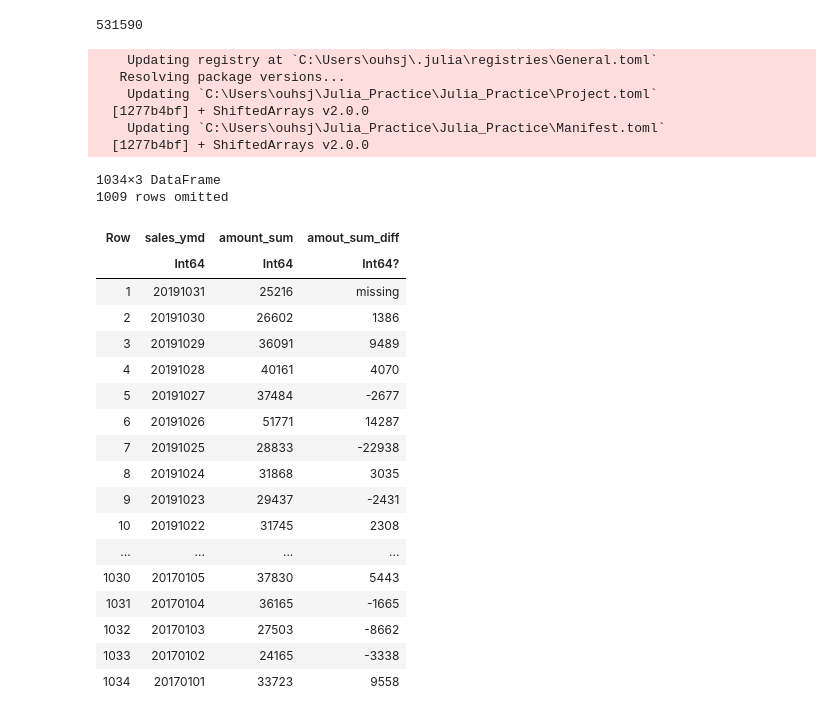
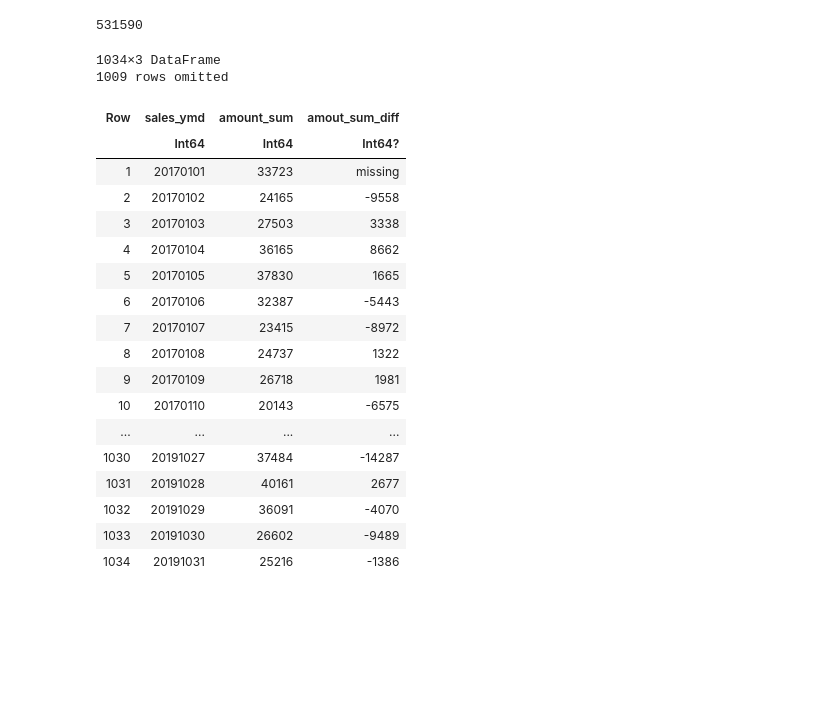
Before and after one commit to SH-UTecon/Julia_Practice, a Jupyter notebook: answers.ipynb, the cells around one changed output. Cells and saved outputs as stored; diff of their text form; code cells hidden in the pictures; blank space fills up the shorter version.

```diff
--- a/answers.ipynb
+++ b/answers.ipynb
@@ -779,42 +780,34 @@ outerjoin(p39_sale, p39_amount, on = "customer_id")
 nrow(df_store) * nrow(df_product)
 # %% [output]
 531590
-# %%
-Pkg.add("ShiftedArrays")
-using ShiftedArrays: lag
-# %% [output]
-    Updating registry at `C:\Users\ouhsj\.julia\registries\General.toml`
-   Resolving package versions...
-    Updating `C:\Users\ouhsj\Julia_Practice\Julia_Practice\Project.toml`
-  [1277b4bf] + ShiftedArrays v2.0.0
-    Updating `C:\Users\ouhsj\Julia_Practice\Julia_Practice\Manifest.toml`
-  [1277b4bf] + ShiftedArrays v2.0.0
 # %%
 # p41
+# using ShiftedArrays: lag
 @chain df_receipt begin
     groupby(:sales_ymd)
     combine(:amount => sum)
-    sort!(:sales_ymd, rev = true)
-    transform(_, :amount_sum => (x -> lag(x)) => :amout_sum_diff)
+    sort!(:sales_ymd)
+    transform(_, :amount_sum => (x -> x - lag(x)) => :amout_sum_diff)
+    first(10)
 end
 # %% [output]
 1034×3 DataFrame
 1009 rows omitted
 | Row | sales_ymd | amount_sum | amout_sum_diff |
 |  | Int64 | Int64 | Int64? |
-| 1 | 20191031 | 25216 | missing |
-| 2 | 20191030 | 26602 | 1386 |
-| 3 | 20191029 | 36091 | 9489 |
-| 4 | 20191028 | 40161 | 4070 |
-| 5 | 20191027 | 37484 | -2677 |
-| 6 | 20191026 | 51771 | 14287 |
-| 7 | 20191025 | 28833 | -22938 |
-| 8 | 20191024 | 31868 | 3035 |
-| 9 | 20191023 | 29437 | -2431 |
-| 10 | 20191022 | 31745 | 2308 |
+| 1 | 20170101 | 33723 | missing |
+| 2 | 20170102 | 24165 | -9558 |
+| 3 | 20170103 | 27503 | 3338 |
+| 4 | 20170104 | 36165 | 8662 |
+| 5 | 20170105 | 37830 | 1665 |
+| 6 | 20170106 | 32387 | -5443 |
+| 7 | 20170107 | 23415 | -8972 |
+| 8 | 20170108 | 24737 | 1322 |
+| 9 | 20170109 | 26718 | 1981 |
+| 10 | 20170110 | 20143 | -6575 |
 | ... | ... | ... | ... |
-| 1030 | 20170105 | 37830 | 5443 |
-| 1031 | 20170104 | 36165 | -1665 |
-| 1032 | 20170103 | 27503 | -8662 |
-| 1033 | 20170102 | 24165 | -3338 |
-| 1034 | 20170101 | 33723 | 9558 |
+| 1030 | 20191027 | 37484 | -14287 |
+| 1031 | 20191028 | 40161 | 2677 |
+| 1032 | 20191029 | 36091 | -4070 |
+| 1033 | 20191030 | 26602 | -9489 |
+| 1034 | 20191031 | 25216 | -1386 |
```
Also changed, not shown: parts of 2 cells of this notebook.
